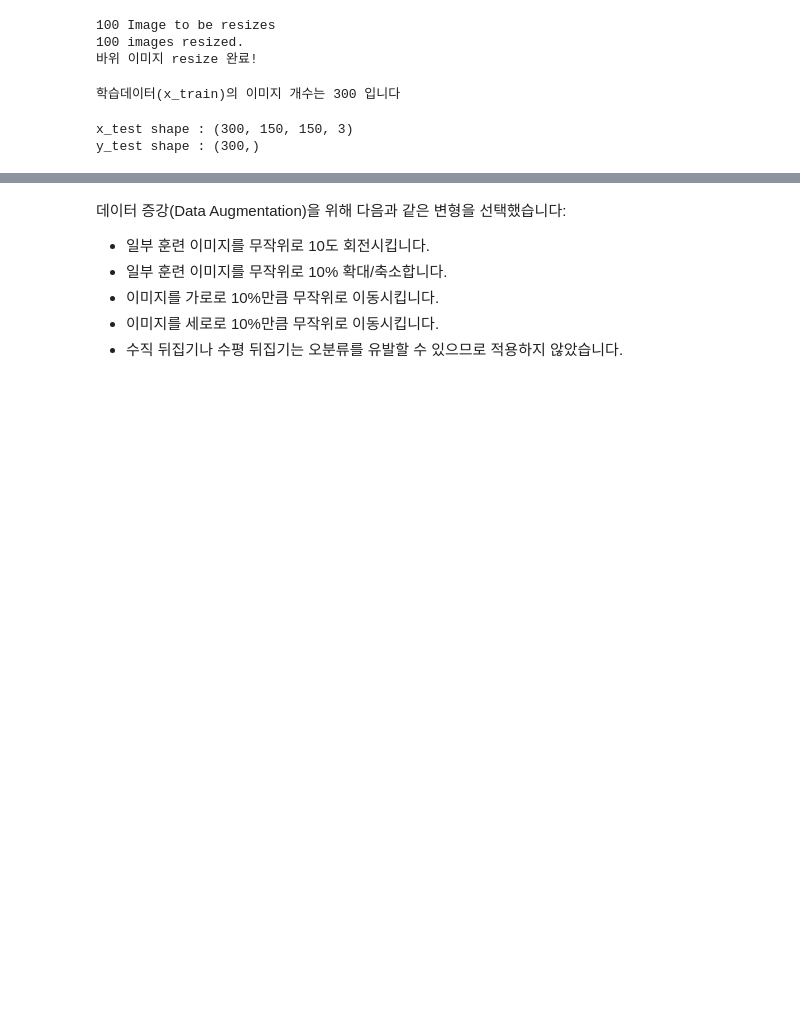
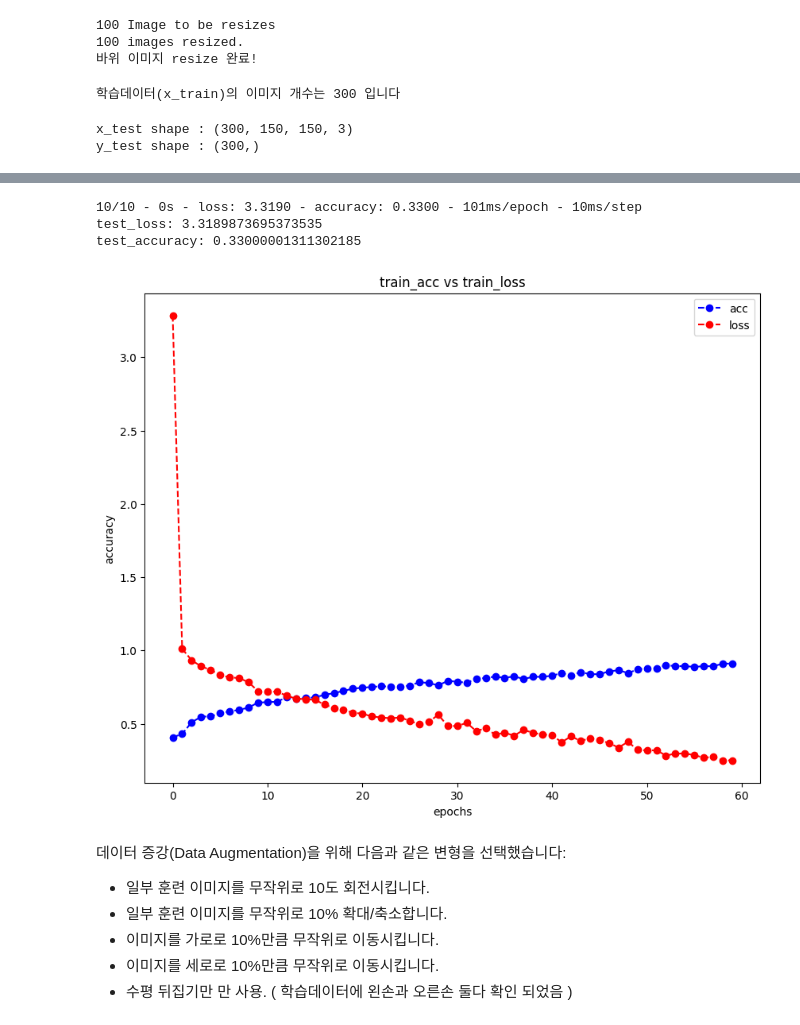
Before and after one commit to parkmicheal1114/Python_Quest, a Jupyter notebook: MainQuest/MainQuest03_가위바위보_AIFFEL.ipynb, the cells around one changed output, grey strips where cells are left out. Saved outputs shown, nothing was run; the diff lists cells and outputs as text; code cells hidden in the pictures; blank space fills up the shorter version.

```diff
--- a/MainQuest/MainQuest03_가위바위보_AIFFEL.ipynb
+++ b/MainQuest/MainQuest03_가위바위보_AIFFEL.ipynb
@@ -234,5 +232,5 @@ test_accuracy: 0.33000001311302185
 # %%
-# # With data augmentation to prevent overfitting
+# Try1
 from keras.preprocessing.image import ImageDataGenerator
 
 datagen = ImageDataGenerator(
@@ -241,7 +239,7 @@ datagen = ImageDataGenerator(
         featurewise_std_normalization=False,  # divide inputs by std of the dataset
         samplewise_std_normalization=False,  # divide each input by its std
         zca_whitening=False,  # apply ZCA whitening
-        rotation_range= 10,  # randomly rotate images in the range (degrees, 0 to 180)
+        rotation_range= 30,  # randomly rotate images in the range (degrees, 0 to 180)
         zoom_range = 0.2, # Randomly zoom image
         width_shift_range=0.2,  # randomly shift images horizontally (fraction of total width)
         height_shift_range=0.2,  # randomly shift images vertically (fraction of total height)
@@ -252,0 +259,2 @@ datagen.fit(x_train_norm)
+# %%
+history = model.fit(datagen.flow(x_train_norm,y_train, batch_size = 60) ,epochs = 60 )
@@ -252,0 +279,34 @@ datagen.fit(x_train_norm)
+# %%
+# test set 검증
+test_loss, test_accuracy = model.evaluate(x_test_norm, y_test, verbose=2)
+print(f"test_loss: {test_loss}")
+print(f"test_accuracy: {test_accuracy}")
+# %% [output]
+10/10 - 0s - loss: 3.3190 - accuracy: 0.3300 - 101ms/epoch - 10ms/step
+test_loss: 3.3189873695373535
+test_accuracy: 0.33000001311302185
+# %%
+def plot_accuracy_loss(history):
+  fig = plt.figure(figsize = (10,8))
+  # accuracy plot
+  plt.plot(history.history['accuracy'],'bo--',label = 'acc')
+  plt.plot(history.history['loss'],'ro--' , label= 'loss')
+  plt.title('train_acc vs train_loss')
+  plt.ylabel('accuracy')
+  plt.xlabel('epochs')
+  plt.legend()
+
+  # # loss plot
+  # plt.subplot(222)
+  # plt.plot(history.history['loss'],'bo--', label = "loss")
+  # plt.plot(history.history['val_loss'], 'ro--', label = "val_loss")
+  # plt.title("train_loss vs val_loss")
+  # plt.ylabel("loss")
+  # plt.xlabel("epochs")
+
+  plt.legend()
+  plt.show()
+# %%
+plot_accuracy_loss(history)
+# %% [output]
+[figure, added]
@@ -257,5 +334,5 @@ datagen.fit(x_train_norm)
 - 일부 훈련 이미지를 무작위로 10% 확대/축소합니다.
 - 이미지를 가로로 10%만큼 무작위로 이동시킵니다.
 - 이미지를 세로로 10%만큼 무작위로 이동시킵니다.
-- 수직 뒤집기나 수평 뒤집기는 오분류를 유발할 수 있으므로 적용하지 않았습니다.
+- 수평 뒤집기만 만 사용. ( 학습데이터에 왼손과 오른손 둘다 확인 되었음 )
 # %%
```
Also changed, not shown: parts of 19 cells of this notebook.
